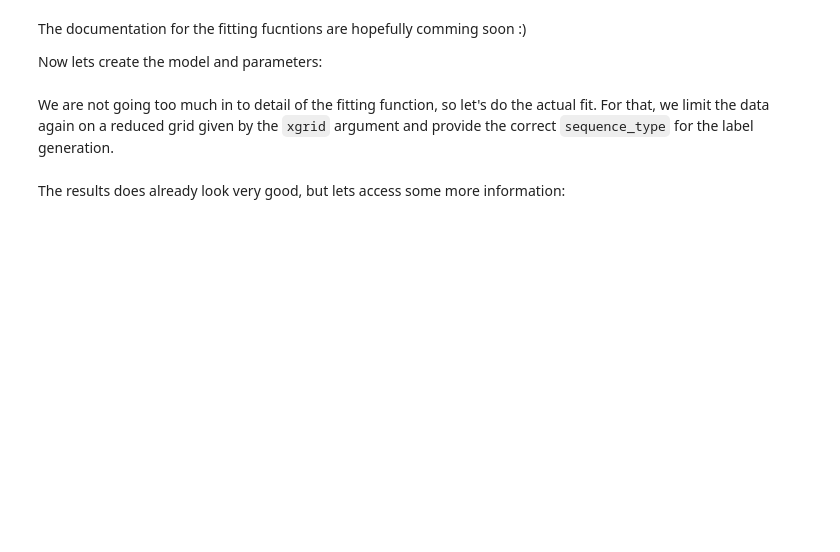
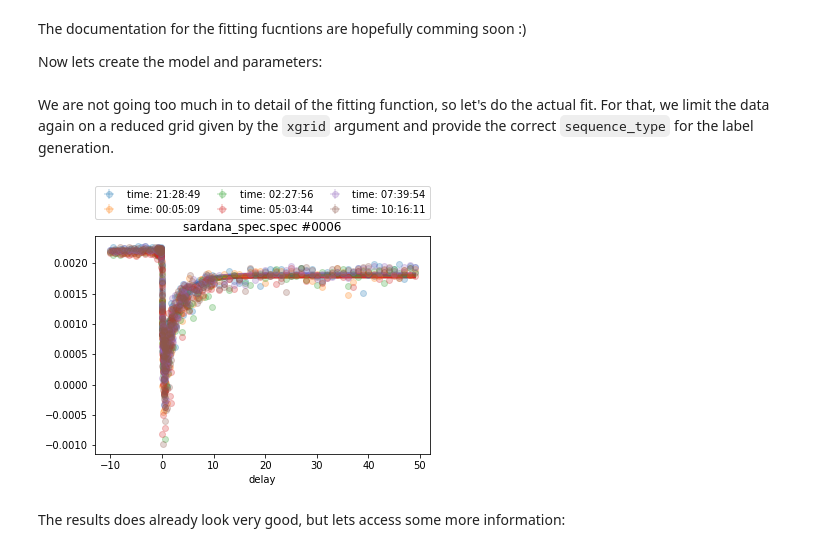
Before and after one commit to dschick/pyEvalData, a Jupyter notebook: docs/source/examples/evaluation.ipynb, the cells around one changed output. Drawn from its saved outputs; the diff is of its cells as text; code cells hidden in the pictures; blank space fills up the shorter version.

```diff
--- a/docs/source/examples/evaluation.ipynb
+++ b/docs/source/examples/evaluation.ipynb
@@ -430,8 +584,10 @@ and provide the correct `sequence_type` for the label generation.
 # %%
 plt.figure()
 ev.fit_scan_sequence(scan_sequence, mod, pars, xgrid=np.r_[-10:50:0.01],
-                     sequence_type='text')
+                     label_format='time: {:s}')
 plt.show()
+# %% [output]
+[figure, added]
 # %% [markdown]
 The results does already look very good, but lets access some more information:
 # %%
```
Also changed, not shown: parts of 33 cells of this notebook, 1 other file.
